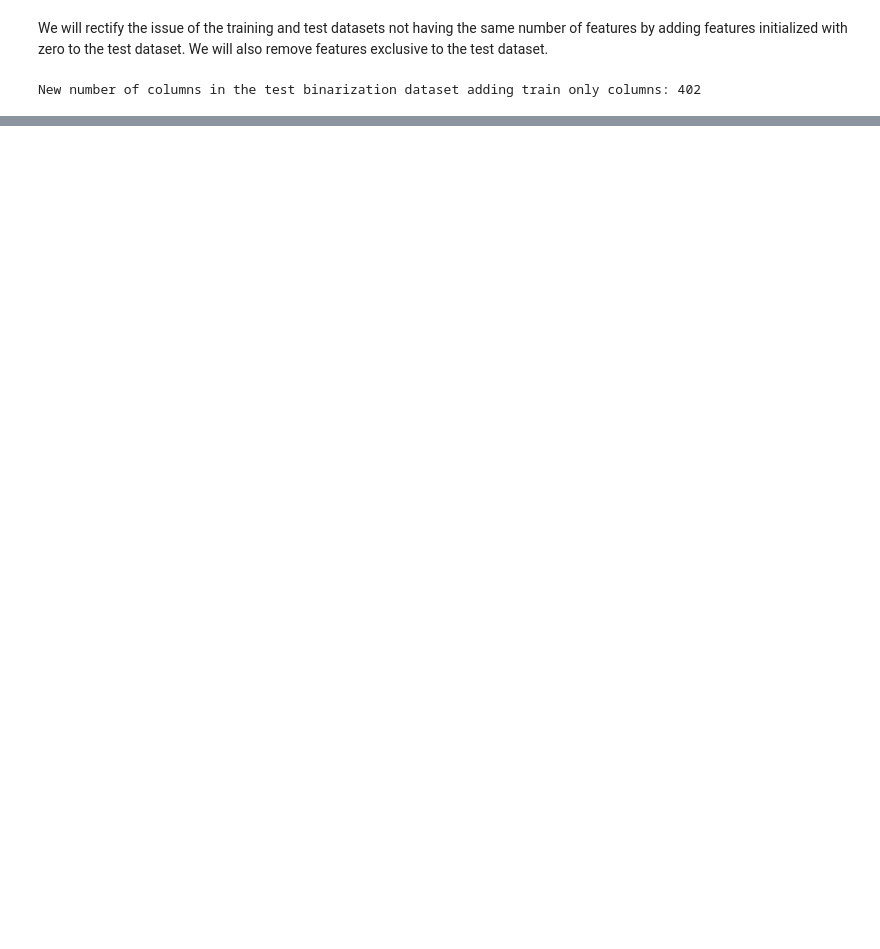
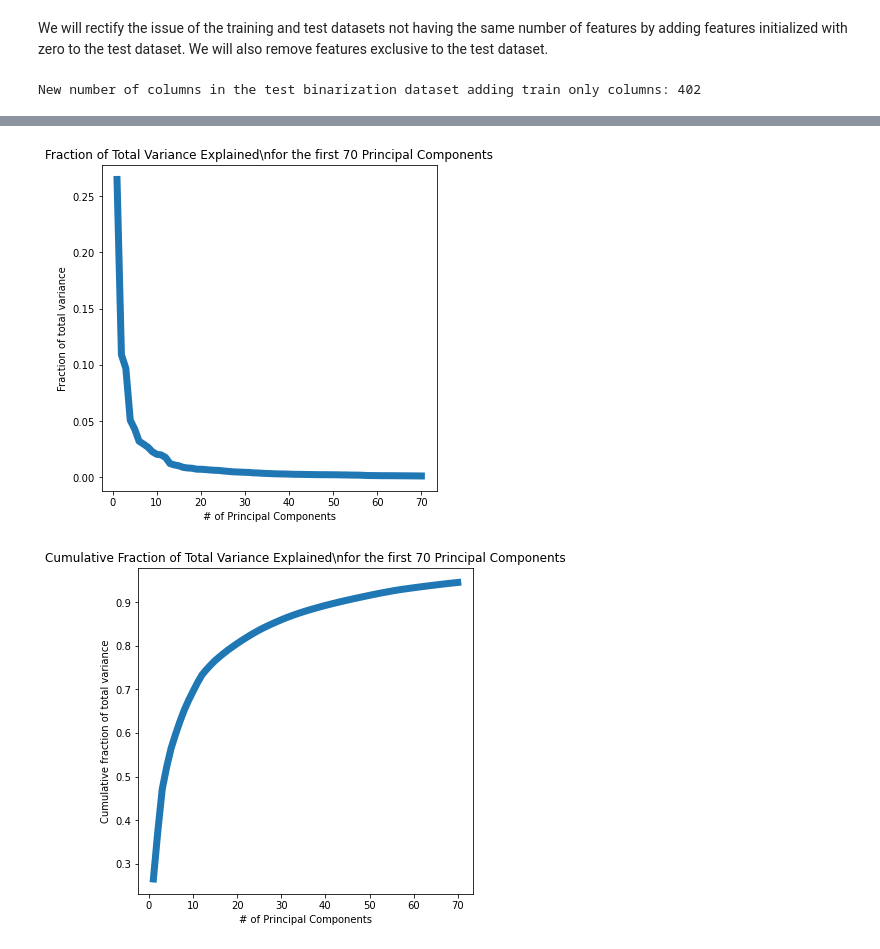
Before and after one commit to BZaldua/animal-shelter-AI, a Jupyter notebook: model_evaluation/Shelter_Animal_Prediction_Models.ipynb, the cells around one changed output, grey strips where cells are left out. Saved outputs shown, nothing was run; the diff lists cells and outputs as text; code cells hidden in the pictures; blank space fills up the shorter version.

Commit message:
Added model training and PCA

```diff
--- a/model_evaluation/Shelter_Animal_Prediction_Models.ipynb
+++ b/model_evaluation/Shelter_Animal_Prediction_Models.ipynb
@@ -705,3 +704,11 @@ New number of columns in the test binarization dataset removing test only column
 # %%
 # Export a CSV record of the dataset.
 test_df_binarize.to_csv('./data/test_df_binarization.csv')
+# %%
+train_df_binarize.dropna(subset=['OutcomeType', 'AgeuponOutcome'], inplace = True)
+# %%
+train_data_pd = train_df_binarize.iloc[: , 13:]
+train_labels_pd = train_df_binarize['OutcomeType']
+print(train_labels_pd.isna().sum())
+
+train_data_pd.head()
@@ -707,0 +845,48 @@ test_df_binarize.to_csv('./data/test_df_binarization.csv')
+# %%
+clf_RF = RandomForestClassifier()
+stratfit(clf_RF, train_data_pd, train_labels_pd, n_splits=5)
+cv_scores_dict['3. Random Forest\nwith Raw Data'] = check_variance(clf_RF
+                                                                   , train_data
+                                                                   , train_labels
+                                                                   , n_splits = 5
+                                                                  )
+f1_dict['Random Forest with Raw Data'] = ['%.2f' % np.mean(accuracy_temp_list), '%.2f' % np.mean(f1_temp_list), '']
+f1_temp_list = []
+accuracy_temp_list = []
+# %%
+#Figure out best k to use - go up to 70.
+k = 70
+
+# Set the number of principal components.
+pca = PCA(n_components=k)
+
+# Fit principal component analysis.
+pca.fit(train_data_pd)
+
+# Store explained variance ratio with corresponding k.
+results = np.column_stack(([i for i in range(1, k+1)],pca.explained_variance_ratio_))
+
+# Plot the relationship of explained variance ratio.
+fig1 = plt.figure(figsize = (6,6))
+ax = fig1.add_subplot(111)
+ax.set_title('Fraction of Total Variance Explained'
+             '\\nfor the first {} Principal Components'.format(k)
+            )
+plt.plot([i for i in range(1, k+1)],pca.explained_variance_ratio_, linewidth=7.0)
+ax.set_xlabel('# of Principal Components')
+ax.set_ylabel('Fraction of total variance')
+fig1.show()
+
+# Plot the cumulative explained variance ratio.
+fig2 = plt.figure(figsize = (6,6))
+ax = fig2.add_subplot(111)
+ax.set_title('Cumulative Fraction of Total Variance Explained'
+             '\\nfor the first {} Principal Components'.format(k)
+            )
+plt.plot([i for i in range(1, k+1)], np.cumsum(pca.explained_variance_ratio_), linewidth=7.0)
+ax.set_xlabel('# of Principal Components')
+ax.set_ylabel('Cumulative fraction of total variance')
+fig2.show()
+# %% [output]
+[figure, added]
+[figure, added]
```
Also changed, not shown: parts of 40 cells of this notebook.
